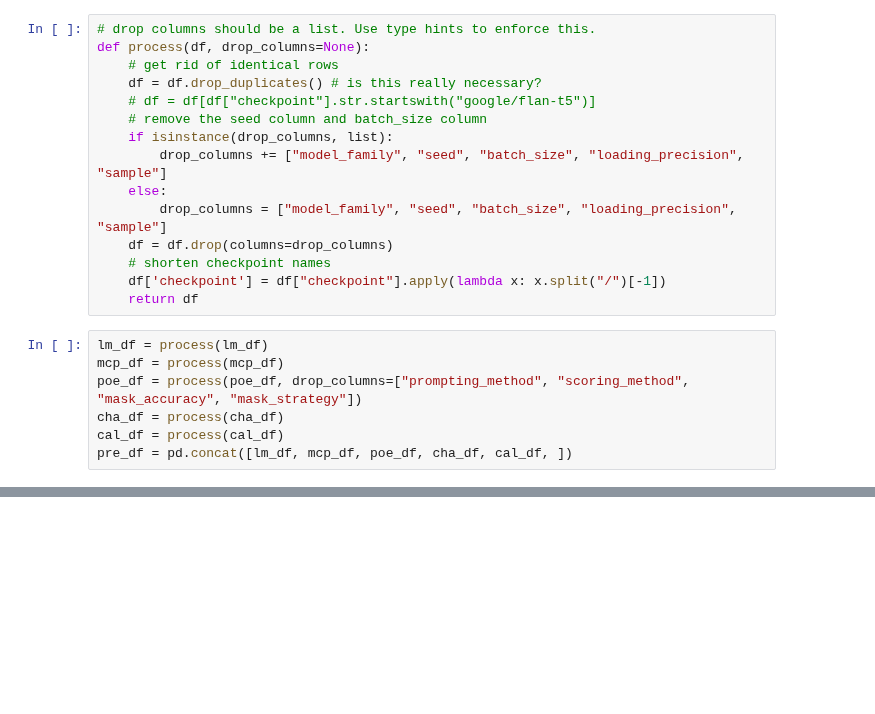
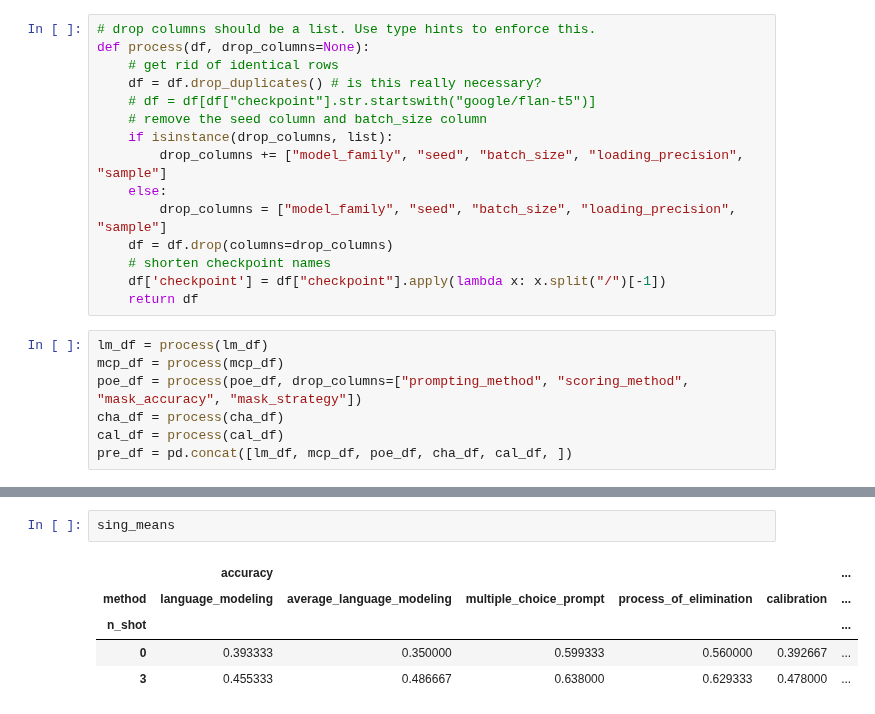
Before and after one commit to KasMasVan/csr_exp_resource_index, a Jupyter notebook: results/few_shot/few_shot.ipynb, the cells around one changed output, grey strips where cells are left out. Drawn from its saved outputs; the diff is of its cells as text; blank space fills up the shorter version.

```diff
--- a/results/few_shot/few_shot.ipynb
+++ b/results/few_shot/few_shot.ipynb
@@ -69,0 +97,8 @@ plt.savefig(f"{n_shot}_shot.png", dpi=300, bbox_inches='tight')
+# %%
+sing_means
+# %% [output]
+|  | accuracy |  |  |  |  | ... |
+| method | language_modeling | average_language_modeling | multiple_choice_prompt | process_of_elimination | calibration | ... |
+| n_shot |  |  |  |  |  | ... |
+| 0 | 0.393333 | 0.350000 | 0.599333 | 0.560000 | 0.392667 | ... |
+| 3 | 0.455333 | 0.486667 | 0.638000 | 0.629333 | 0.478000 | ... |
```
Also changed, not shown: parts of 3 cells of this notebook, 10 other files.
